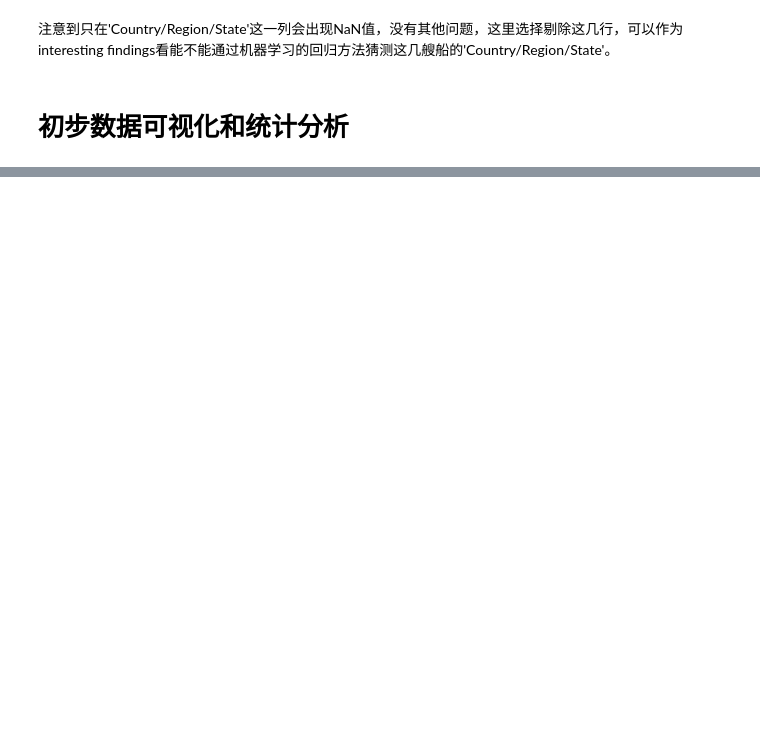
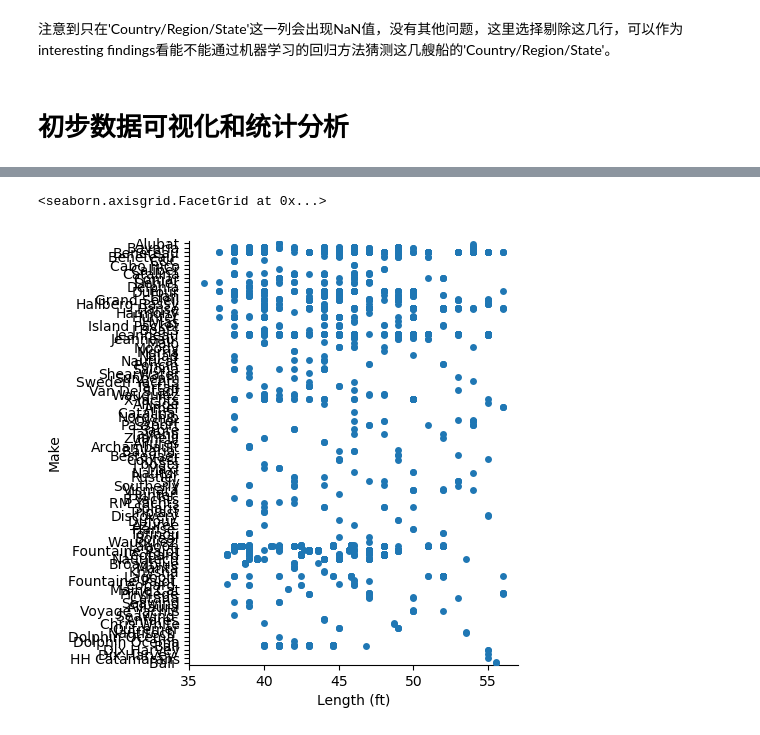
Before and after one commit to Mathematical-Jedi/2023-International-Mathematical-Model, a Jupyter notebook: data_preprocessing.ipynb, the cells around one changed output, grey strips where cells are left out. Drawn from its saved outputs; the diff is of its cells as text; code cells hidden in the pictures; blank space fills up the shorter version.

```diff
--- a/data_preprocessing.ipynb
+++ b/data_preprocessing.ipynb
@@ -47,0 +107,5 @@ df_cleaned.to_excel('./data/2023_MCM_Problem_Y_Boats_cleaned.xlsx')
+# %%
+sns.catplot(data=df_cleaned,x='Length (ft)',y='Make')
+# %% [output]
+<seaborn.axisgrid.FacetGrid at 0x...>
+[figure, added]
```
Also changed, not shown: parts of 17 cells of this notebook.
